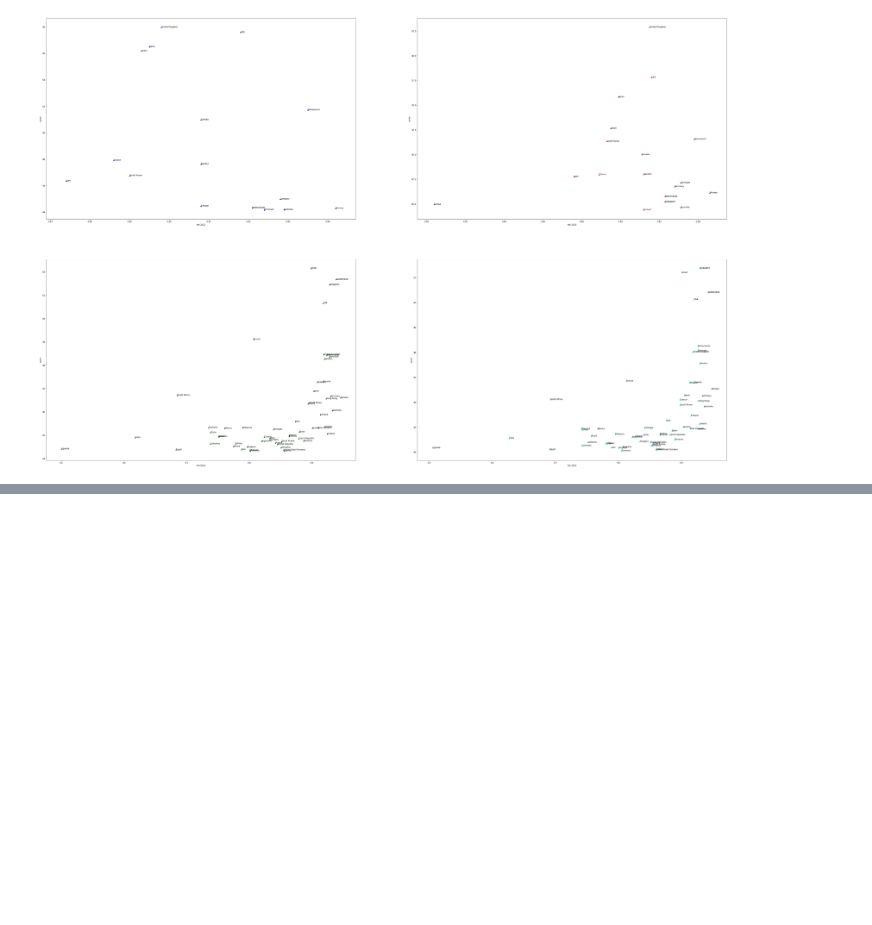
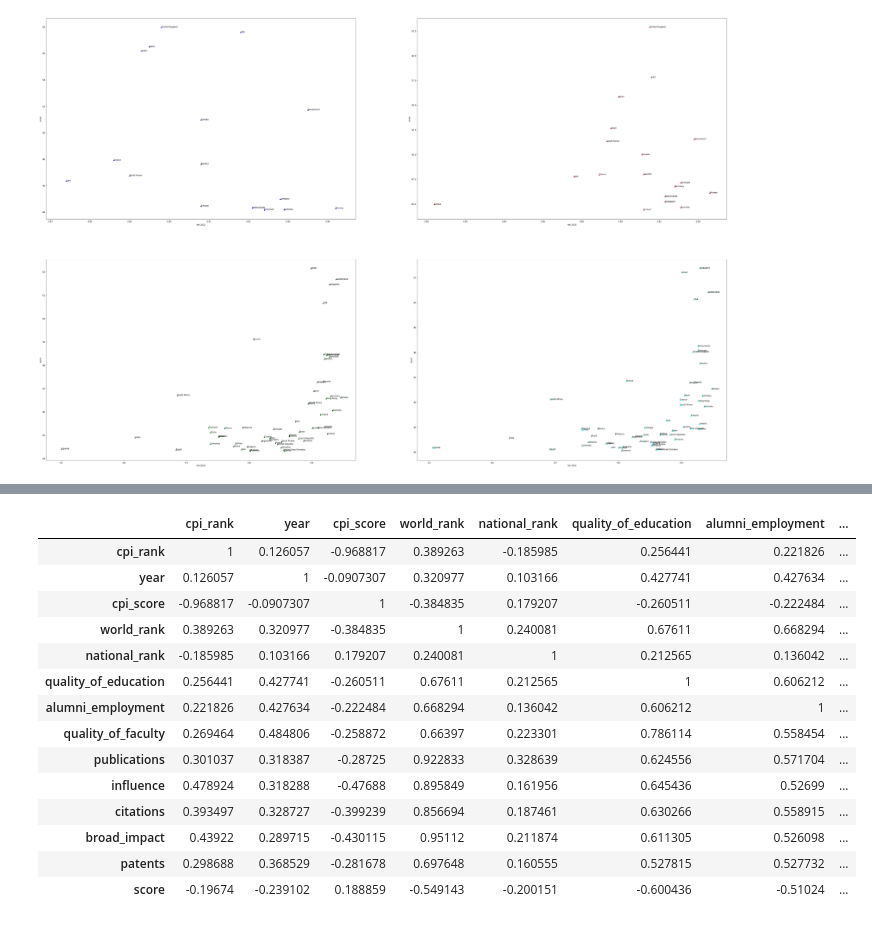
Before and after one commit to AjayvirS/uni-ranking, a Jupyter notebook: ex3_ajay.ipynb, the cells around one changed output, grey strips where cells are left out. Saved outputs shown, nothing was run; the diff lists cells and outputs as text; code cells hidden in the pictures; blank space fills up the shorter version.

```diff
--- a/ex3_ajay.ipynb
+++ b/ex3_ajay.ipynb
@@ -351,0 +354,41 @@ plt.show()
+# %%
+#https://www.kaggle.com/transparencyint/corruption-index
+#TODO: check how corruption correlates with features
+corruption = pd.read_csv(datapath+ "/history.csv")
+
+#remove unneeded columns
+del corruption['Country Code']
+del corruption['Region']
+
+#rename year columns
+corruption_ref = corruption.rename(columns={'CPI 2012 Score': '2012', 'CPI 2013 Score': '2013', 'CPI 2014 Score': '2014', 'CPI 2015 Score': '2015', 'CPI 2016 Score': '2016'})
+
+
+#reformat data so years are columns
+corruption_ref = corruption_ref.melt(id_vars=['CPI 2016 Rank', 'Country'], var_name='year', value_name='cpi_score')
+
+corruption_ref['year'] = pd.to_numeric(corruption_ref['year'])
+
+
+#rename columns for better readability
+corruption_ref = corruption_ref.rename(columns={'CPI 2016 Rank': 'cpi_rank', 'Country': 'country'})
+
+#strip whitespace
+corruption_ref['country'] = corruption_ref['country'].str.strip()
+
+
+
+
+#check if naming is different in columns of cwur country region and corruption
+
+#check for region names
+country_check = cwur_countr_reg[~cwur_countr_reg['country'].isin(corruption_ref['country'])]
+print(country_check.country.unique())
+
+#some countries which are in corruption index data are not in cwur data
+country_dict = {'The United States of America': 'USA', 'Slovakia': 'Slovak Republic', 'Korea (South)': 'South Korea'}
+replaceValues(country_dict, corruption_ref)
+
+
+cwur_cpi_reg = pd.merge(corruption_ref, cwur_countr_reg, left_on=['year', 'country'], right_on = ['year','country'])
+cwur_cpi_reg
@@ -351,0 +419,19 @@ plt.show()
+# %%
+corr = cwur_cpi_reg.corr()
+corr.style.background_gradient(cmap='coolwarm')
+# %% [output]
+|  | cpi_rank | year | cpi_score | world_rank | national_rank | quality_of_education | alumni_employment | ... |
+| cpi_rank | 1 | 0.126057 | -0.968817 | 0.389263 | -0.185985 | 0.256441 | 0.221826 | ... |
+| year | 0.126057 | 1 | -0.0907307 | 0.320977 | 0.103166 | 0.427741 | 0.427634 | ... |
+| cpi_score | -0.968817 | -0.0907307 | 1 | -0.384835 | 0.179207 | -0.260511 | -0.222484 | ... |
+| world_rank | 0.389263 | 0.320977 | -0.384835 | 1 | 0.240081 | 0.67611 | 0.668294 | ... |
+| national_rank | -0.185985 | 0.103166 | 0.179207 | 0.240081 | 1 | 0.212565 | 0.136042 | ... |
+| quality_of_education | 0.256441 | 0.427741 | -0.260511 | 0.67611 | 0.212565 | 1 | 0.606212 | ... |
+| alumni_employment | 0.221826 | 0.427634 | -0.222484 | 0.668294 | 0.136042 | 0.606212 | 1 | ... |
+| quality_of_faculty | 0.269464 | 0.484806 | -0.258872 | 0.66397 | 0.223301 | 0.786114 | 0.558454 | ... |
+| publications | 0.301037 | 0.318387 | -0.28725 | 0.922833 | 0.328639 | 0.624556 | 0.571704 | ... |
+| influence | 0.478924 | 0.318288 | -0.47688 | 0.895849 | 0.161956 | 0.645436 | 0.52699 | ... |
+| citations | 0.393497 | 0.328727 | -0.399239 | 0.856694 | 0.187461 | 0.630266 | 0.558915 | ... |
+| broad_impact | 0.43922 | 0.289715 | -0.430115 | 0.95112 | 0.211874 | 0.611305 | 0.526098 | ... |
+| patents | 0.298688 | 0.368529 | -0.281678 | 0.697648 | 0.160555 | 0.527815 | 0.527732 | ... |
+| score | -0.19674 | -0.239102 | 0.188859 | -0.549143 | -0.200151 | -0.600436 | -0.51024 | ... |
```
Also changed, not shown: parts of 10 cells of this notebook, 7 other files.
